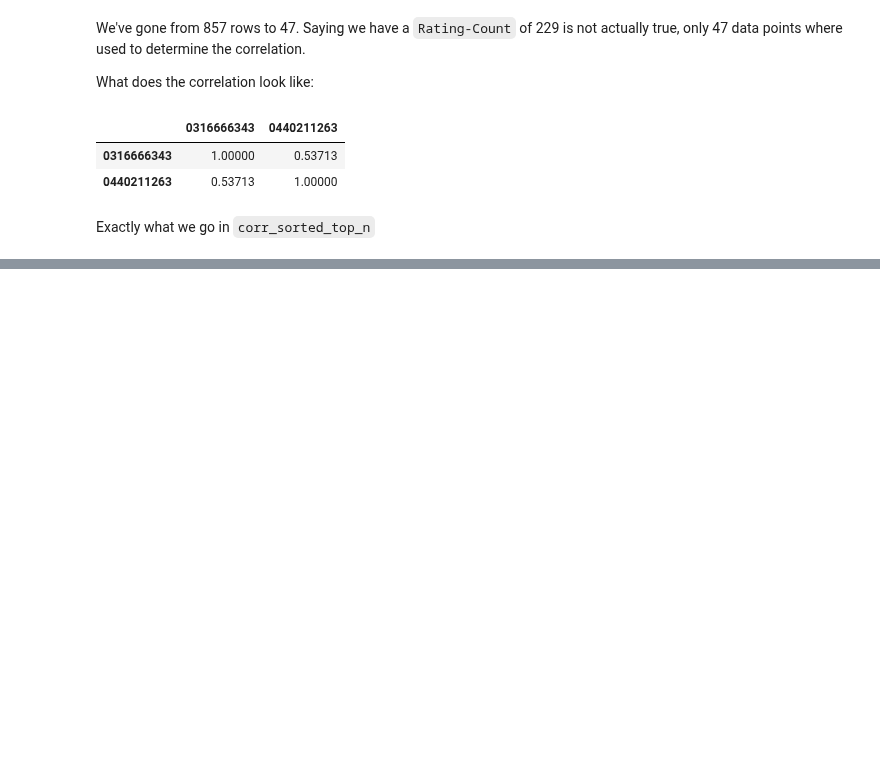
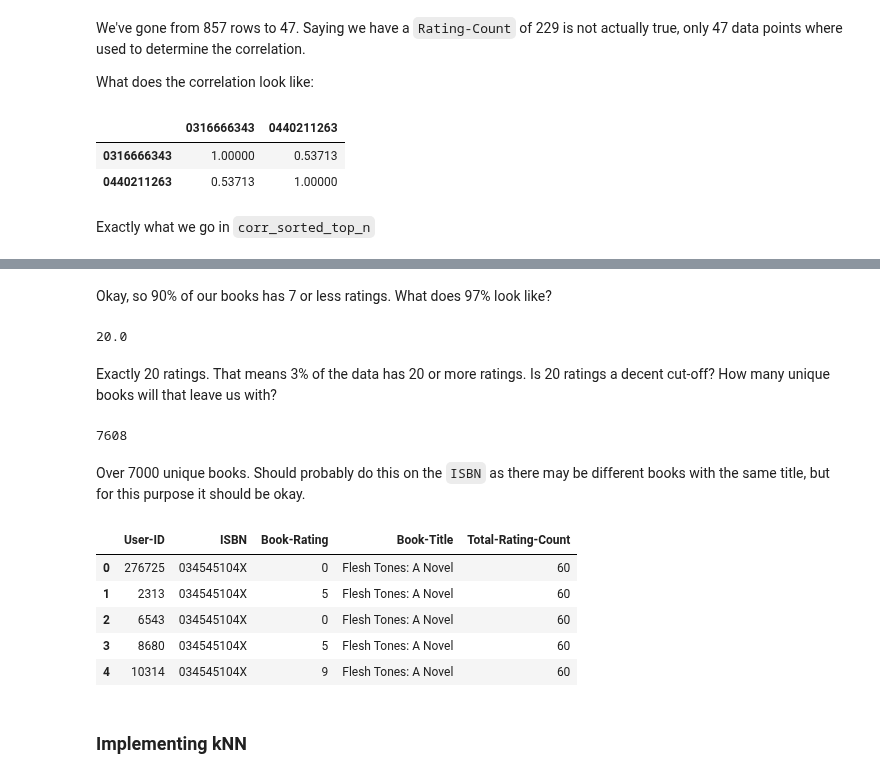
Before and after one commit to harpalsahota/DataScience, a Jupyter notebook: Recommendation_Systems/book_crossings.ipynb, the cells around one changed output, grey strips where cells are left out. Drawn from its saved outputs; the diff is of its cells as text; code cells hidden in the pictures; blank space fills up the shorter version.

```diff
--- a/Recommendation_Systems/book_crossings.ipynb
+++ b/Recommendation_Systems/book_crossings.ipynb
@@ -409,0 +496,27 @@ Exactly what we go in `corr_sorted_top_n`
+# %% [markdown]
+Okay, so 90% of our books has 7 or less ratings. What does 97% look like?
+# %%
+book_rating_count['Total-Rating-Count'].quantile(0.97)
+# %% [output]
+20.0
+# %% [markdown]
+Exactly 20 ratings. That means 3% of the data has 20 or more ratings. Is 20 ratings a decent cut-off? How many unique books will that leave us with?
+# %%
+number_of_ratings_threshold = 20
+ratings_with_total_ratings_count[ratings_with_total_ratings_count['Total-Rating-Count'] >= number_of_ratings_threshold]['Book-Title'].nunique()
+# %% [output]
+7608
+# %% [markdown]
+Over 7000 unique books. Should probably do this on the `ISBN` as there may be different books with the same title, but for this purpose it should be okay.
+# %%
+popular_rated_books = ratings_with_total_ratings_count[ratings_with_total_ratings_count['Total-Rating-Count'] >= number_of_ratings_threshold]
+popular_rated_books.head()
+# %% [output]
+|  | User-ID | ISBN | Book-Rating | Book-Title | Total-Rating-Count |
+| 0 | 276725 | 034545104X | 0 | Flesh Tones: A Novel | 60 |
+| 1 | 2313 | 034545104X | 5 | Flesh Tones: A Novel | 60 |
+| 2 | 6543 | 034545104X | 0 | Flesh Tones: A Novel | 60 |
+| 3 | 8680 | 034545104X | 5 | Flesh Tones: A Novel | 60 |
+| 4 | 10314 | 034545104X | 9 | Flesh Tones: A Novel | 60 |
+# %% [markdown]
+### Implementing kNN
```
Also changed, not shown: parts of 29 cells of this notebook.
